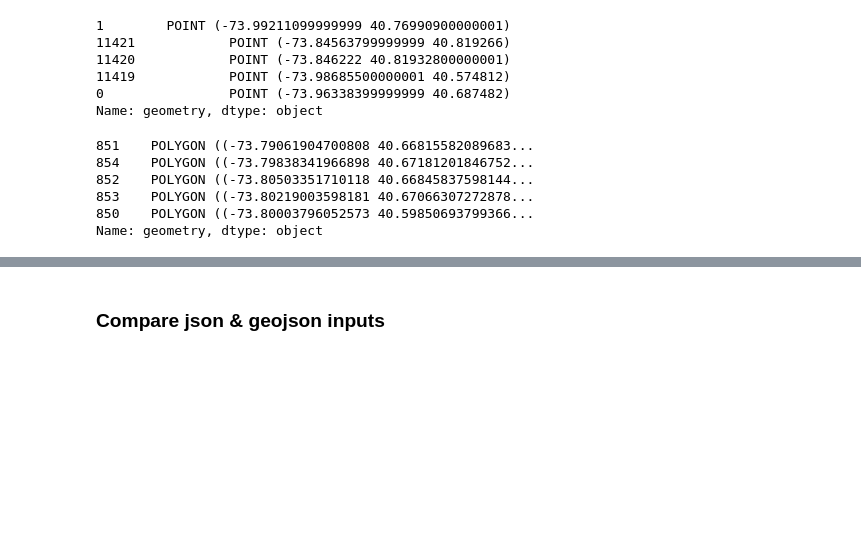
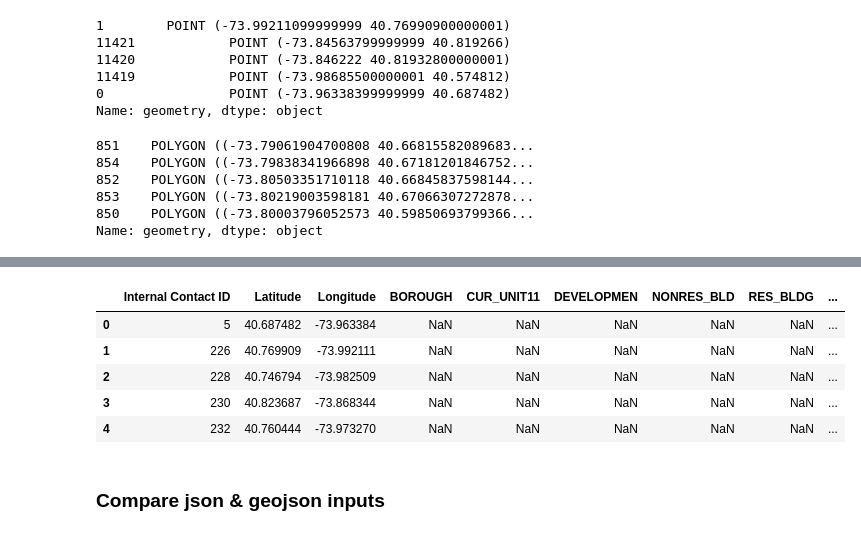
Before and after one commit to nycivicengagementtable/spatial_join, a Jupyter notebook: geometry "inf" debugging.ipynb, the cells around one changed output, grey strips where cells are left out. Drawn from its saved outputs; the diff is of its cells as text; code cells hidden in the pictures; blank space fills up the shorter version.

```diff
--- a/geometry "inf" debugging.ipynb
+++ b/geometry "inf" debugging.ipynb
@@ -77,3 +108,12 @@ ValueError: need at least one array to concatenate
+# %%
+merged.head()
+# %% [output]
+|  | Internal Contact ID | Latitude | Longitude | BOROUGH | CUR_UNIT11 | DEVELOPMEN | NONRES_BLD | RES_BLDG | ... |
+| 0 | 5 | 40.687482 | -73.963384 | NaN | NaN | NaN | NaN | NaN | ... |
+| 1 | 226 | 40.769909 | -73.992111 | NaN | NaN | NaN | NaN | NaN | ... |
+| 2 | 228 | 40.746794 | -73.982509 | NaN | NaN | NaN | NaN | NaN | ... |
+| 3 | 230 | 40.823687 | -73.868344 | NaN | NaN | NaN | NaN | NaN | ... |
+| 4 | 232 | 40.760444 | -73.973270 | NaN | NaN | NaN | NaN | NaN | ... |
 # %%
 raw_shapes.crs = CRS
 zones = raw_shapes.to_crs(people.crs)
```
Also changed, not shown: parts of 6 cells of this notebook.
